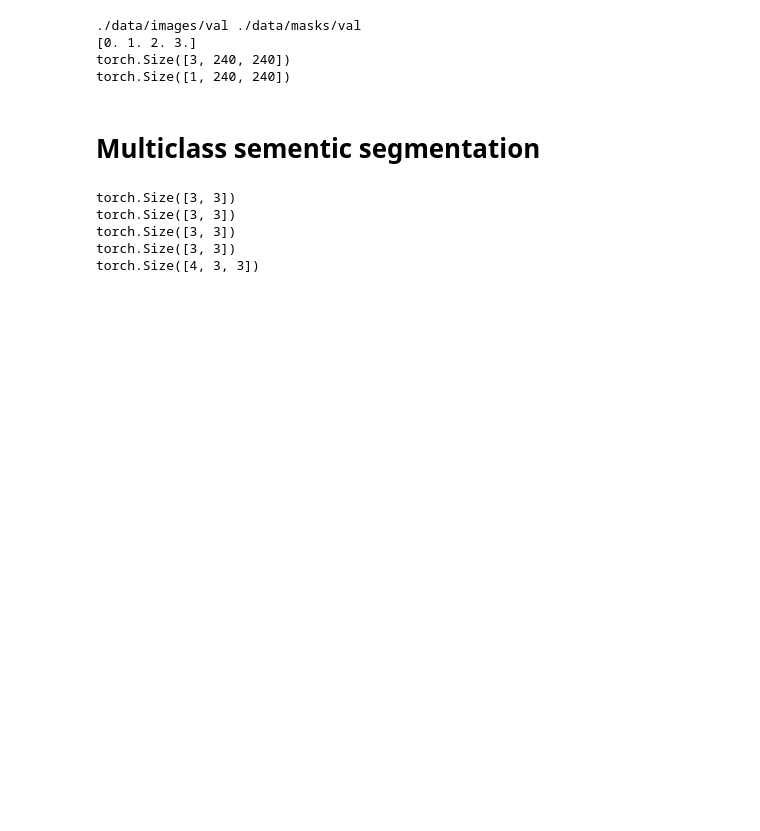
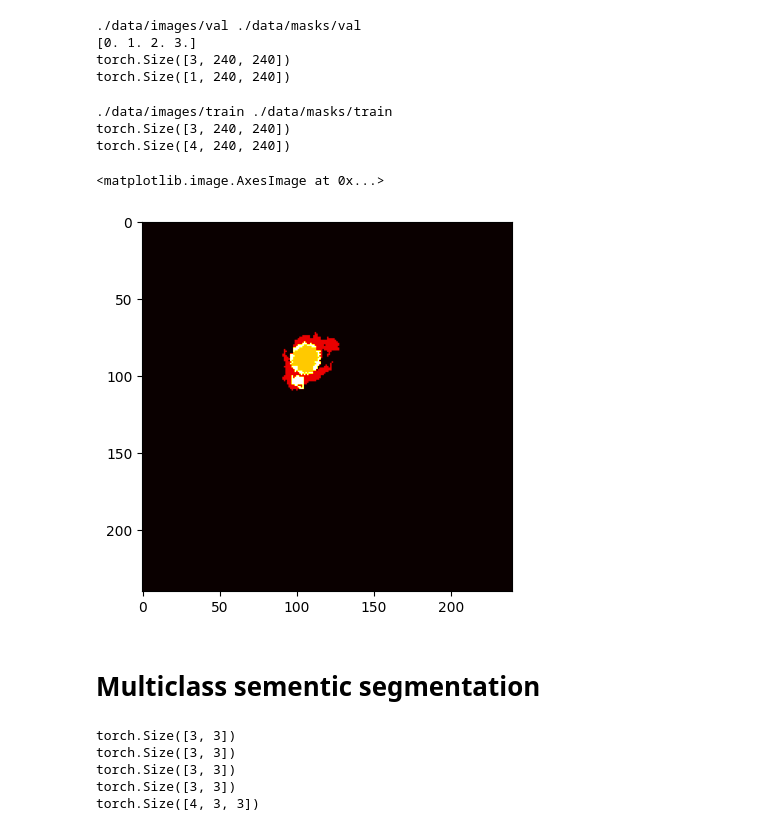
Before and after one commit to HKLeeeee/torch-segmentation, a Jupyter notebook: lab.ipynb, the cells around one changed output. Saved outputs shown, nothing was run; the diff lists cells and outputs as text; code cells hidden in the pictures; blank space fills up the shorter version.

Commit message:
add multiclass segmentation dataset, dataloader

```diff
--- a/lab.ipynb
+++ b/lab.ipynb
@@ -343,6 +351,36 @@ print(mask.shape)
 [0. 1. 2. 3.]
 torch.Size([3, 240, 240])
 torch.Size([1, 240, 240])
+# %%
+class MultiClassSegmentationDataset(SegmentationDataset):
+    def __init__(self, data_path, mode='train', image_size=240):
+        super().__init__(data_path=data_path,
+                         mode=mode,
+                         image_size=image_size)
+
+    def __getitem__(self, idx):
+        image, mask = super().__getitem__(idx)
+        mask = mask.squeeze().to(torch.int64)
+        mask = F.one_hot(mask)
+        mask = mask.permute(2,0,1)
+        return image, mask
+# %%
+brain_dataset = MultiClassSegmentationDataset(data_path='./data',
+                                            mode='train',
+                                            image_size=240)
+img, mask = brain_dataset.__getitem__(5)
+print(img.shape)
+print(mask.shape)
+# %% [output]
+./data/images/train ./data/masks/train
+torch.Size([3, 240, 240])
+torch.Size([4, 240, 240])
+# %%
+argmax_mask = torch.argmax(mask, dim=0)
+plt.imshow(argmax_mask, cmap='hot')
+# %% [output]
+<matplotlib.image.AxesImage at 0x...>
+[figure, added]
 # %% [markdown]
 # Multiclass sementic segmentation
 # %%
```
Also changed, not shown: parts of 13 cells of this notebook, 4 other files.
